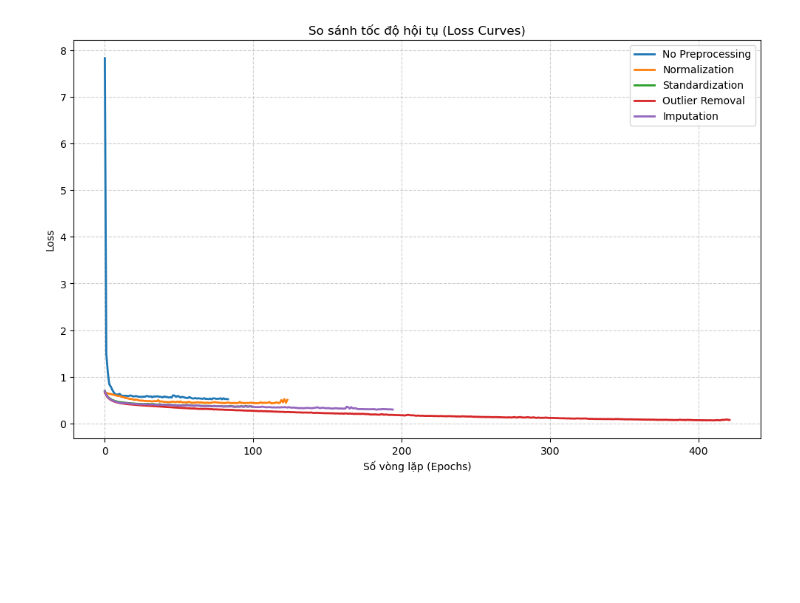
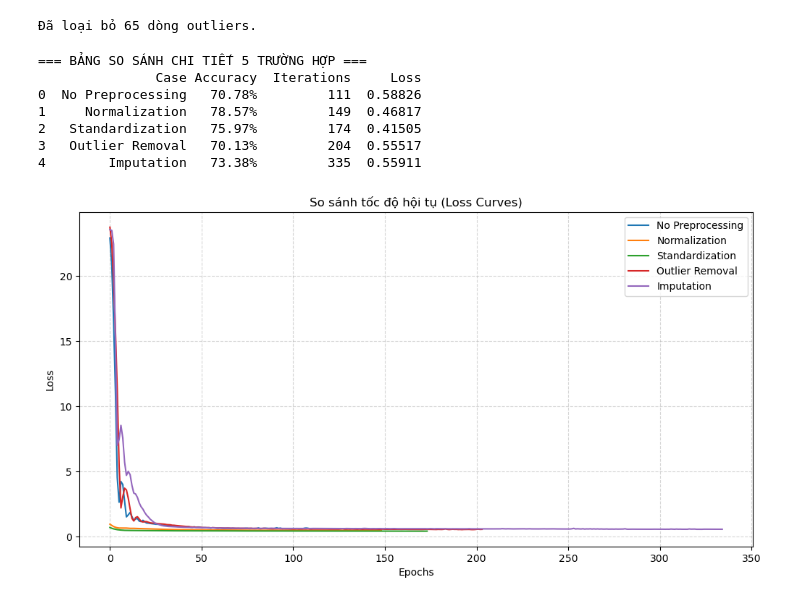
Before and after one commit to hBaoPhan/DeepLearning_SchoolWork, a Jupyter notebook: Data Preprocessing and Training Stability/PhanHoaiBao_23638721_Lab2.ipynb, the cells around one changed output. Cells and saved outputs as stored; diff of their text form; code cells hidden in the pictures; blank space fills up the shorter version.

Commit message:
update model

```diff
--- a/Data Preprocessing and Training Stability/PhanHoaiBao_23638721_Lab2.ipynb
+++ b/Data Preprocessing and Training Stability/PhanHoaiBao_23638721_Lab2.ipynb
@@ -11,0 +20,4 @@ df = pd.read_csv("diabetes.csv")
+# %%
+zeros_count = (df == 0).sum()
+print(zeros_count[zeros_count > 0])
+cols_missing = ['Glucose', 'BloodPressure', 'SkinThickness', 'Insulin', 'BMI']
@@ -87,13 +80,70 @@ for scenario in scenarios:
+# %%
+# TRƯỜNG HỢP 4: OUTLIER REMOVAL
+z_scores = np.abs((X_train_raw - X_train_raw.mean()) / X_train_raw.std())
+mask_outlier = (z_scores < 3).all(axis=1)
+X_train_clean = X_train_raw[mask_outlier]
+y_train_clean = y_train[mask_outlier]
+
+print(f"Đã loại bỏ {len(X_train_raw) - len(X_train_clean)} dòng outliers.")
+
+model_4 = get_model()
+model_4.fit(X_train_clean, y_train_clean)
+acc_4 = accuracy_score(y_test, model_4.predict(X_test_raw))
+
+results.append({
+    'Case': 'Outlier Removal',
+    'Accuracy': acc_4,
+    'Loss': model_4.loss_curve_[-1],
+    'Iterations': model_4.n_iter_
+})
+loss_curves['Outlier Removal'] = model_4.loss_curve_
+# %% [output]
+Đã loại bỏ 65 dòng outliers.
+# %%
+# TRƯỜNG HỢP 5: MISSING-VALUE IMPUTATION
+imputer_preprocessor = ColumnTransformer(
+    transformers=[('imputer', SimpleImputer(missing_values=0, strategy='median'), cols_missing)],
+    remainder='passthrough'
+)
+pipe_5 = Pipeline([('preprocessor', imputer_preprocessor), ('model', get_model())])
+pipe_5.fit(X_train_raw, y_train)
+acc_5 = accuracy_score(y_test, pipe_5.predict(X_test_raw))
+
+results.append({
+    'Case': 'Imputation',
+    'Accuracy': acc_5,
+    'Loss': pipe_5['model'].loss_curve_[-1],
+    'Iterations': pipe_5['model'].n_iter_
+})
+loss_curves['Imputation'] = pipe_5['model'].loss_curve_
 # %%
-# --- 2. Vẽ đồ thị Loss Curves ---
-plt.figure(figsize=(12, 7))
-for label, curve in loss_curves.items():
-    plt.plot(curve, label=label, linewidth=2)
+# HIỂN THỊ KẾT QUẢ
+results_df = pd.DataFrame(results)
+
+# Định dạng lại cho đẹp
+results_df['Accuracy'] = results_df['Accuracy'].apply(lambda x: f"{x*100:.2f}%")
+results_df['Loss'] = results_df['Loss'].apply(lambda x: f"{x:.5f}")
+
+print("\n=== BẢNG SO SÁNH CHI TIẾT 5 TRƯỜNG HỢP ===")
+# Sắp xếp lại cột cho dễ đọc
+print(results_df[['Case', 'Accuracy', 'Iterations', 'Loss']])
+
+# Vẽ biểu đồ
+plt.figure(figsize=(12, 6))
+for name, curve in loss_curves.items():
+    plt.plot(curve, label=f"{name}")
 plt.title('So sánh tốc độ hội tụ (Loss Curves)')
-plt.xlabel('Số vòng lặp (Epochs)')
+plt.xlabel('Epochs')
 plt.ylabel('Loss')
 plt.legend()
-plt.grid(True, linestyle='--', alpha=0.6)
+plt.grid(True, linestyle='--', alpha=0.5)
 plt.show()
 # %% [output]
+=== BẢNG SO SÁNH CHI TIẾT 5 TRƯỜNG HỢP ===
+               Case Accuracy  Iterations     Loss
+0  No Preprocessing   70.78%         111  0.58826
+1     Normalization   78.57%         149  0.46817
+2   Standardization   75.97%         174  0.41505
+3   Outlier Removal   70.13%         204  0.55517
+4        Imputation   73.38%         335  0.55911
-[figure, old version]
+[figure, new version]
```
Also changed, not shown: parts of 11 cells of this notebook.
